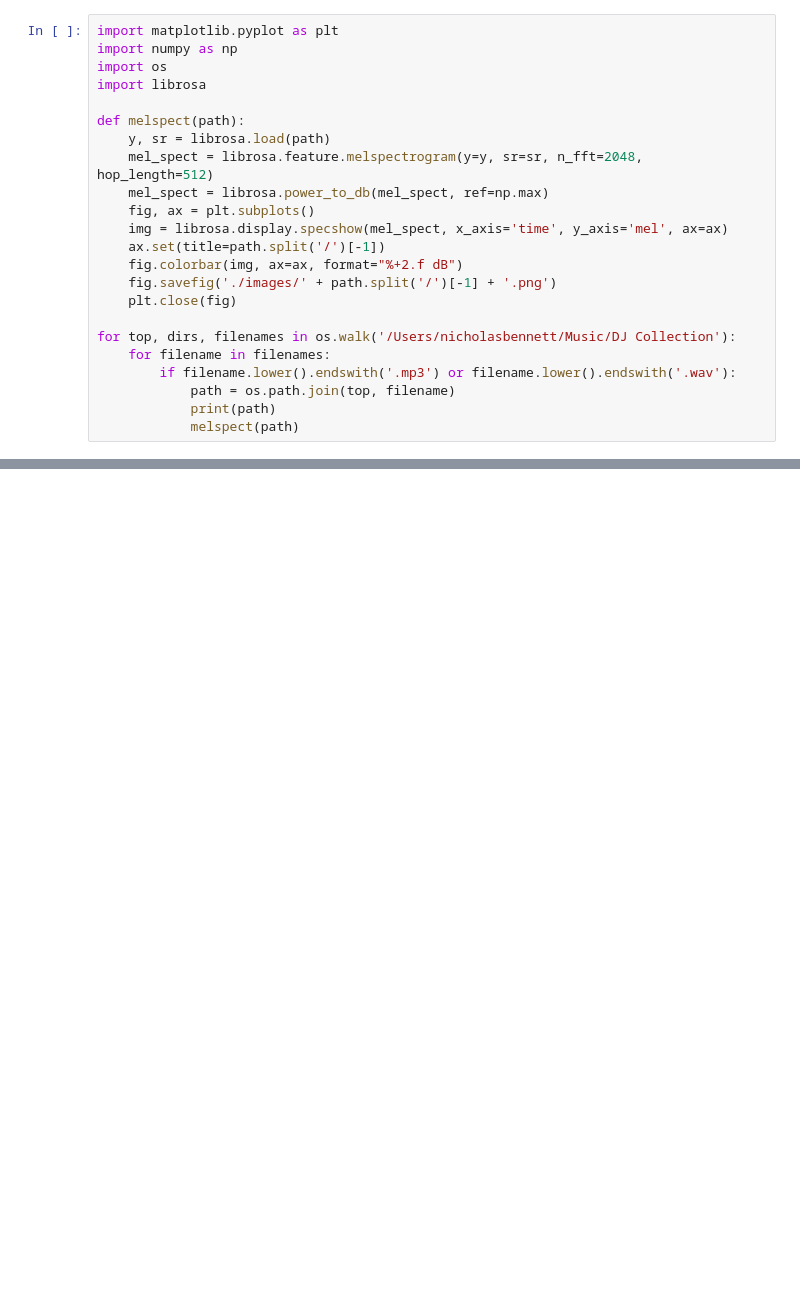
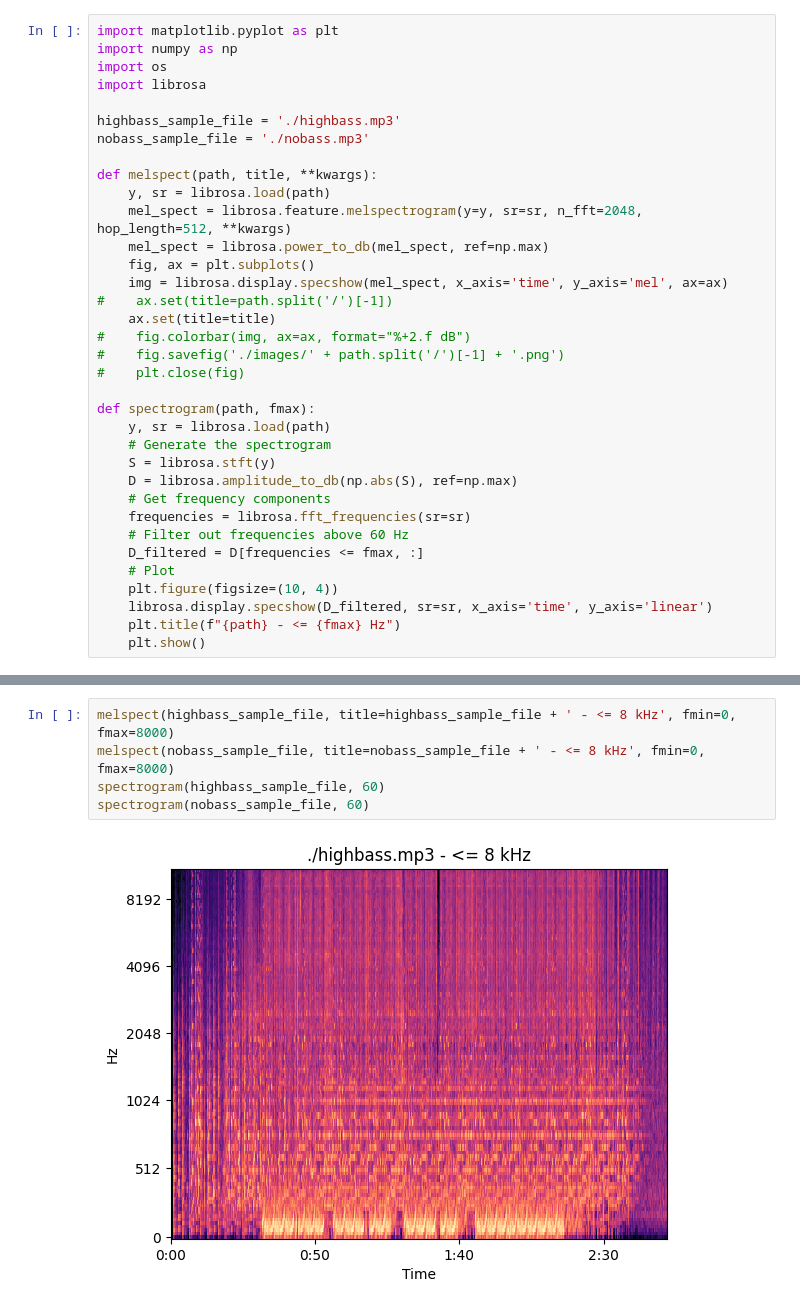
Before and after one commit to nrrb/musicanalysis, a Jupyter notebook: Mel Spectrograms.ipynb, the cells around one changed output, grey strips where cells are left out. Cells and saved outputs as stored; diff of their text form; blank space fills up the shorter version.

```diff
--- a/Mel Spectrograms.ipynb
+++ b/Mel Spectrograms.ipynb
@@ -4,20 +4,32 @@ import numpy as np
 import os
 import librosa
 
-def melspect(path):
+highbass_sample_file = './highbass.mp3'
+nobass_sample_file = './nobass.mp3'
+
+def melspect(path, title, **kwargs):
     y, sr = librosa.load(path)
-    mel_spect = librosa.feature.melspectrogram(y=y, sr=sr, n_fft=2048, hop_length=512)
+    mel_spect = librosa.feature.melspectrogram(y=y, sr=sr, n_fft=2048, hop_length=512, **kwargs)
     mel_spect = librosa.power_to_db(mel_spect, ref=np.max)
     fig, ax = plt.subplots()
     img = librosa.display.specshow(mel_spect, x_axis='time', y_axis='mel', ax=ax)
-    ax.set(title=path.split('/')[-1])
-    fig.colorbar(img, ax=ax, format="%+2.f dB")
-    fig.savefig('./images/' + path.split('/')[-1] + '.png')
-    plt.close(fig)
+#    ax.set(title=path.split('/')[-1])
+    ax.set(title=title)
+#    fig.colorbar(img, ax=ax, format="%+2.f dB")
+#    fig.savefig('./images/' + path.split('/')[-1] + '.png')
+#    plt.close(fig)
 
-for top, dirs, filenames in os.walk('/Users/nicholasbennett/Music/DJ Collection'):
-    for filename in filenames:
-        if filename.lower().endswith('.mp3') or filename.lower().endswith('.wav'):
-            path = os.path.join(top, filename)
-            print(path)
-            melspect(path)
+def spectrogram(path, fmax):
+    y, sr = librosa.load(path)
+    # Generate the spectrogram
+    S = librosa.stft(y)
+    D = librosa.amplitude_to_db(np.abs(S), ref=np.max)
+    # Get frequency components
+    frequencies = librosa.fft_frequencies(sr=sr)
+    # Filter out frequencies above 60 Hz
+    D_filtered = D[frequencies <= fmax, :]
+    # Plot
+    plt.figure(figsize=(10, 4))
+    librosa.display.specshow(D_filtered, sr=sr, x_axis='time', y_axis='linear')
+    plt.title(f"{path} - <= {fmax} Hz")
+    plt.show()
@@ -180,0 +36,7 @@ Font 'rm' does not have a glyph for '\u20be' [U+20be], substituting with a dummy
+# %%
+melspect(highbass_sample_file, title=highbass_sample_file + ' - <= 8 kHz', fmin=0, fmax=8000)
+melspect(nobass_sample_file, title=nobass_sample_file + ' - <= 8 kHz', fmin=0, fmax=8000)
+spectrogram(highbass_sample_file, 60)
+spectrogram(nobass_sample_file, 60)
+# %% [output]
+[figure, added]
```
Also changed, not shown: parts of 3 cells of this notebook, 1 other file.
